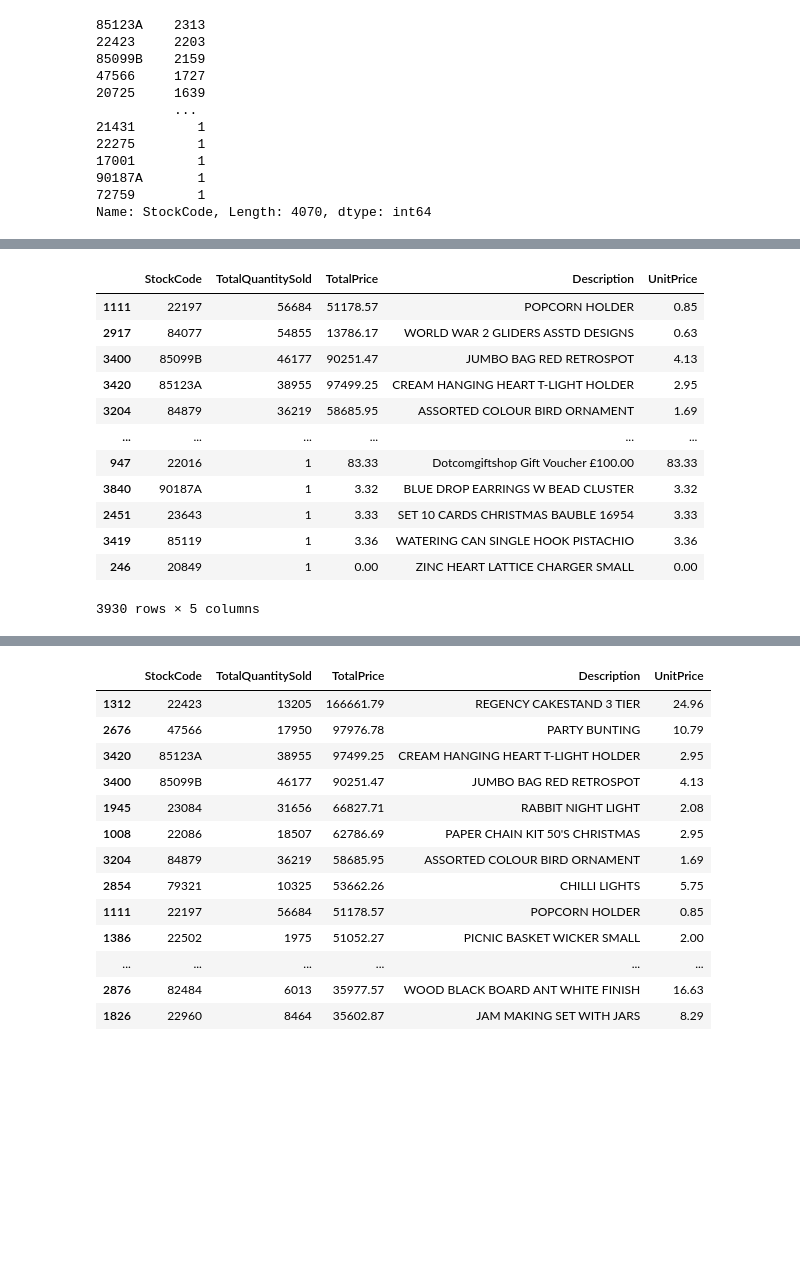
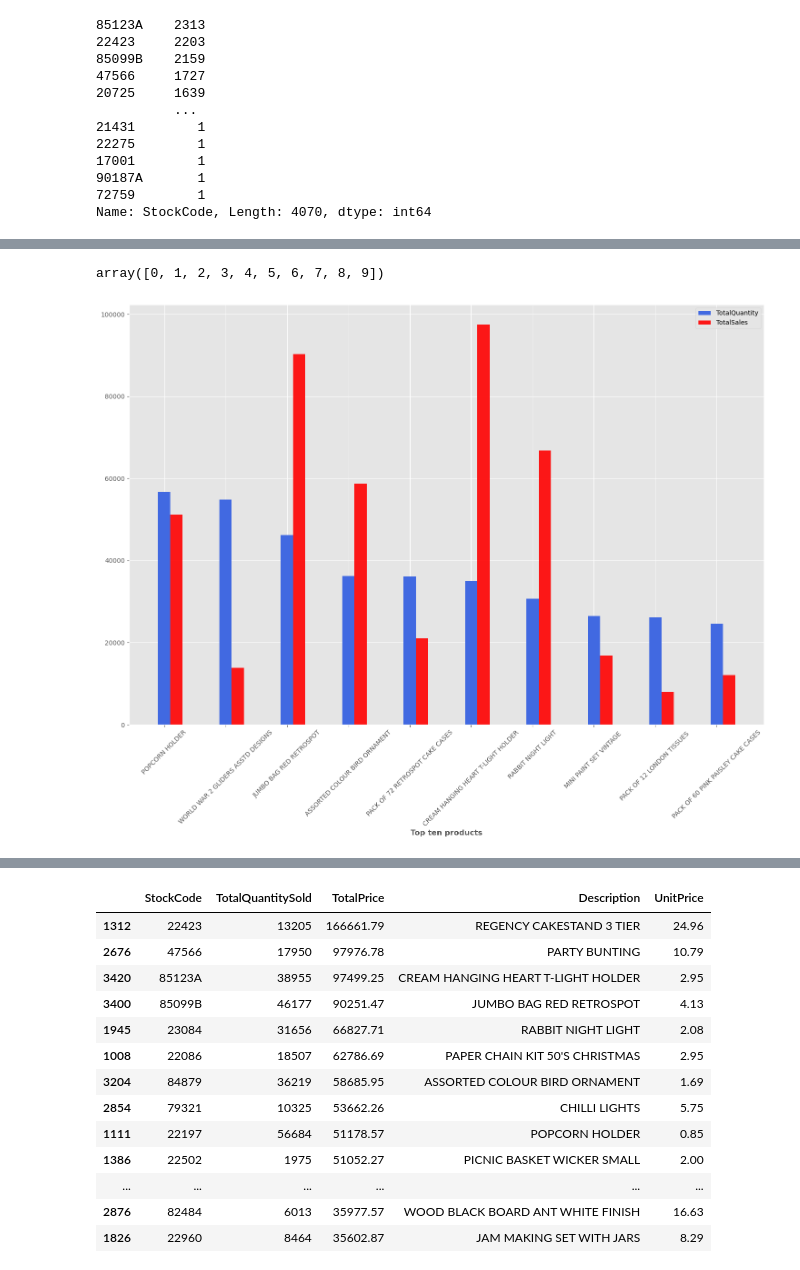
Before and after one commit to gregi12/e-commerce_analysis, a Jupyter notebook: exploratory_analysis.ipynb, the cells around one changed output, grey strips where cells are left out. Saved outputs shown, nothing was run; the diff lists cells and outputs as text; code cells hidden in the pictures; blank space fills up the shorter version.

```diff
--- a/exploratory_analysis.ipynb
+++ b/exploratory_analysis.ipynb
@@ -278,16 +222,18 @@ Length: 532, dtype: int64
-# %%
-most_frequently_sold_items
-# %% [output]
-|  | StockCode | TotalQuantitySold | TotalPrice | Description | UnitPrice |
-| 1111 | 22197 | 56684 | 51178.57 | POPCORN HOLDER | 0.85 |
-| 2917 | 84077 | 54855 | 13786.17 | WORLD WAR 2 GLIDERS ASSTD DESIGNS | 0.63 |
-| 3400 | 85099B | 46177 | 90251.47 | JUMBO BAG RED RETROSPOT | 4.13 |
-| 3420 | 85123A | 38955 | 97499.25 | CREAM HANGING HEART T-LIGHT HOLDER | 2.95 |
-| 3204 | 84879 | 36219 | 58685.95 | ASSORTED COLOUR BIRD ORNAMENT | 1.69 |
-| ... | ... | ... | ... | ... | ... |
-| 947 | 22016 | 1 | 83.33 | Dotcomgiftshop Gift Voucher £100.00 | 83.33 |
-| 3840 | 90187A | 1 | 3.32 | BLUE DROP EARRINGS W BEAD CLUSTER | 3.32 |
-| 2451 | 23643 | 1 | 3.33 | SET 10 CARDS CHRISTMAS BAUBLE 16954 | 3.33 |
-| 3419 | 85119 | 1 | 3.36 | WATERING CAN SINGLE HOOK PISTACHIO | 3.36 |
-| 246 | 20849 | 1 | 0.00 | ZINC HEART LATTICE CHARGER SMALL | 0.00 |
-3930 rows × 5 columns
+# %%
+xpos = np.arange(len(most_frequently_sold_items['Description'][:10]))
+# %%
+xpos
+# %% [output]
+array([0, 1, 2, 3, 4, 5, 6, 7, 8, 9])
+# %%
+style.use('ggplot')
+barwidth=0.2
+plt.figure(figsize=(18,12))
+plt.bar(xpos, most_frequently_sold_items['TotalQuantitySold'][:10], width=barwidth,color='royalblue',label='TotalQuantity')
+plt.bar(xpos +0.2, most_frequently_sold_items['TotalPrice'][:10],width=barwidth,color='red',label='TotalSales',alpha=0.9)
+plt.xticks(xpos,([name for name in most_frequently_sold_items['Description'][:10]]),rotation=45)
+plt.legend()
+plt.xlabel('Top ten products',fontweight='bold')
+plt.savefig('Quantity_with_total_sales.png',bbox_inches='tight')
+# %% [output]
+[figure, added]
```
Also changed, not shown: parts of 48 cells of this notebook, 4 other files.
